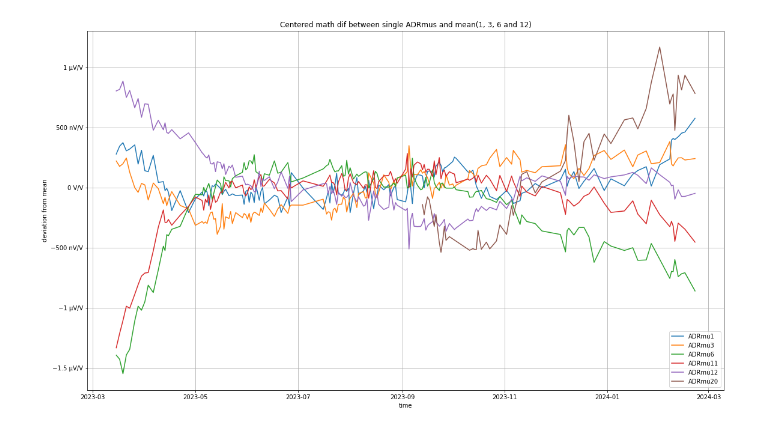
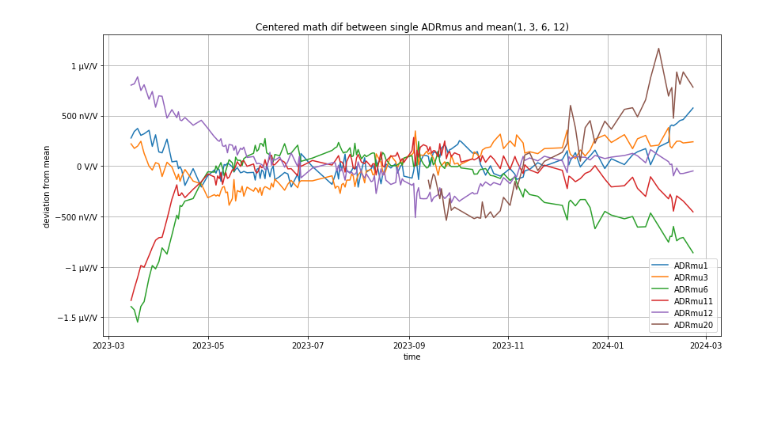
Before and after one commit to marcoreps/ADRmu, a Jupyter notebook: results/ADRmu_vs_mean_drift.ipynb, the cells around one changed output. Saved outputs shown, nothing was run; the diff lists cells and outputs as text; code cells hidden in the pictures; blank space fills up the shorter version.

```diff
--- a/results/ADRmu_vs_mean_drift.ipynb
+++ b/results/ADRmu_vs_mean_drift.ipynb
@@ -45,36 +45,36 @@ def MUvsMEAN(dut, ref_group, dmm):
 
 
 # Set up a plot
-plt.rcParams["figure.figsize"] = [19, 11]
+plt.rcParams["figure.figsize"] = [14, 7]
 fig, ax = plt.subplots()
 ax.grid()
-ax.set(xlabel='time', title="Centered math dif between single ADRmus and mean(1, 3, 6 and 12)")
+ax.set(xlabel='time', title="Centered math dif between single ADRmus and mean(1, 3, 6, 12)")
 ax.set_ylabel('deviation from mean')
 ax.yaxis.set_major_formatter(EngFormatter(unit='V/V'))
 
 
 ref_group = ["ADRmu1", "ADRmu3", "ADRmu12", "ADRmu6", ]
 dmm = "3458A"
 
 ADRmu1 = MUvsMEAN("ADRmu1", ref_group, dmm)
 ADRmu3 = MUvsMEAN("ADRmu3", ref_group, dmm)
 ADRmu6 = MUvsMEAN("ADRmu6", ref_group, dmm)
 #ADRmu9 = MUvsMEAN("ADRmu9", ref_group, dmm)
 ADRmu11 = MUvsMEAN("ADRmu11", ref_group, dmm)
 ADRmu12 = MUvsMEAN("ADRmu12", ref_group, dmm)
 #ADRmu15 = MUvsMEAN("ADRmu15", ref_group, dmm)
 ADRmu20 = MUvsMEAN("ADRmu20", ref_group, dmm)
 
 ax.plot(ADRmu1, label='ADRmu1')
 ax.plot(ADRmu3, label='ADRmu3')
 ax.plot(ADRmu6, label='ADRmu6')
 #ax.plot(ADRmu9, label='ADRmu9')
 ax.plot(ADRmu11, label='ADRmu11')
 ax.plot(ADRmu12, label='ADRmu12')
 #ax.plot(ADRmu15, label='ADRmu15')
 ax.plot(ADRmu20, label='ADRmu20')
 
 ax.legend()
-plt.show()
+plt.savefig('books_read.png')
 # %% [output]
-[figure, old version]
+[figure, new version]
```
Also changed, not shown: 1 other file.
